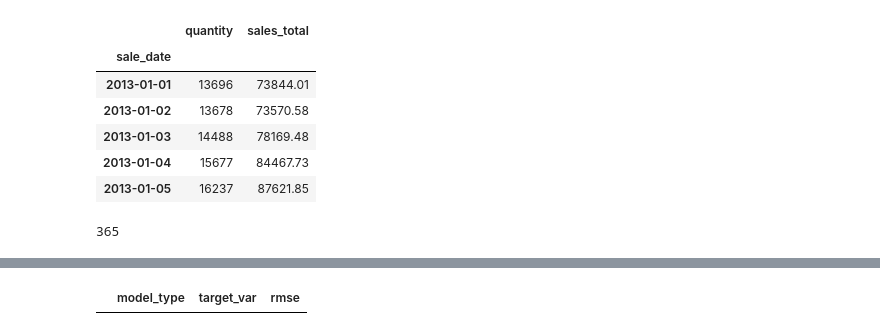
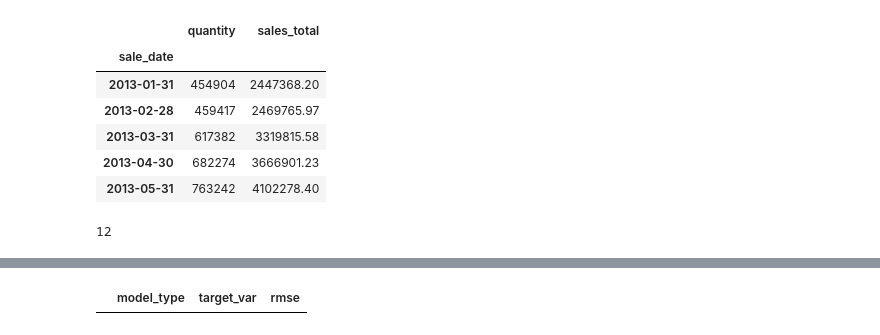
Before and after one commit to Michael-Austin-Mesa/time-series-exercises, a Jupyter notebook: modeling-exercises.ipynb, the cells around one changed output, grey strips where cells are left out. Saved outputs shown, nothing was run; the diff lists cells and outputs as text; code cells hidden in the pictures.

```diff
--- a/modeling-exercises.ipynb
+++ b/modeling-exercises.ipynb
@@ -29,16 +29,16 @@ df.head()
 | 2013-01-01 | 3 | 18 | 21200725340 | 21200725340 | Scotch | Scotch Removable Clear Mounting S... | 4.39 | 314073 | 45 | ... |
 | 2013-01-01 | 3 | 19 | 41520035646 | 41520035646 | Careone | Careone Family Comb Set - 8 Ct | 0.74 | 332333 | 34 | ... |
 # %%
-df_resampled = df.resample('d')[['quantity','sales_total']].sum()
+df_resampled = df.resample('M', convention='end')[['quantity','sales_total']].sum()
 df_resampled.head()
 # %% [output]
 |  | quantity | sales_total |
 | sale_date |  |  |
-| 2013-01-01 | 13696 | 73844.01 |
-| 2013-01-02 | 13678 | 73570.58 |
-| 2013-01-03 | 14488 | 78169.48 |
-| 2013-01-04 | 15677 | 84467.73 |
-| 2013-01-05 | 16237 | 87621.85 |
+| 2013-01-31 | 454904 | 2447368.20 |
+| 2013-02-28 | 459417 | 2469765.97 |
+| 2013-03-31 | 617382 | 3319815.58 |
+| 2013-04-30 | 682274 | 3666901.23 |
+| 2013-05-31 | 763242 | 4102278.40 |
 # %%
 # set train size to be 50% of total
 train_size = int(round(df_resampled.shape[0] * 0.5))
@@ -52,5 +52,5 @@ validate_size
 test_size = int(round(df_resampled.shape[0] * 0.2))
 test_size
 # %% [output]
-365
+12
 # %%
```
Also changed, not shown: parts of 69 cells of this notebook.
